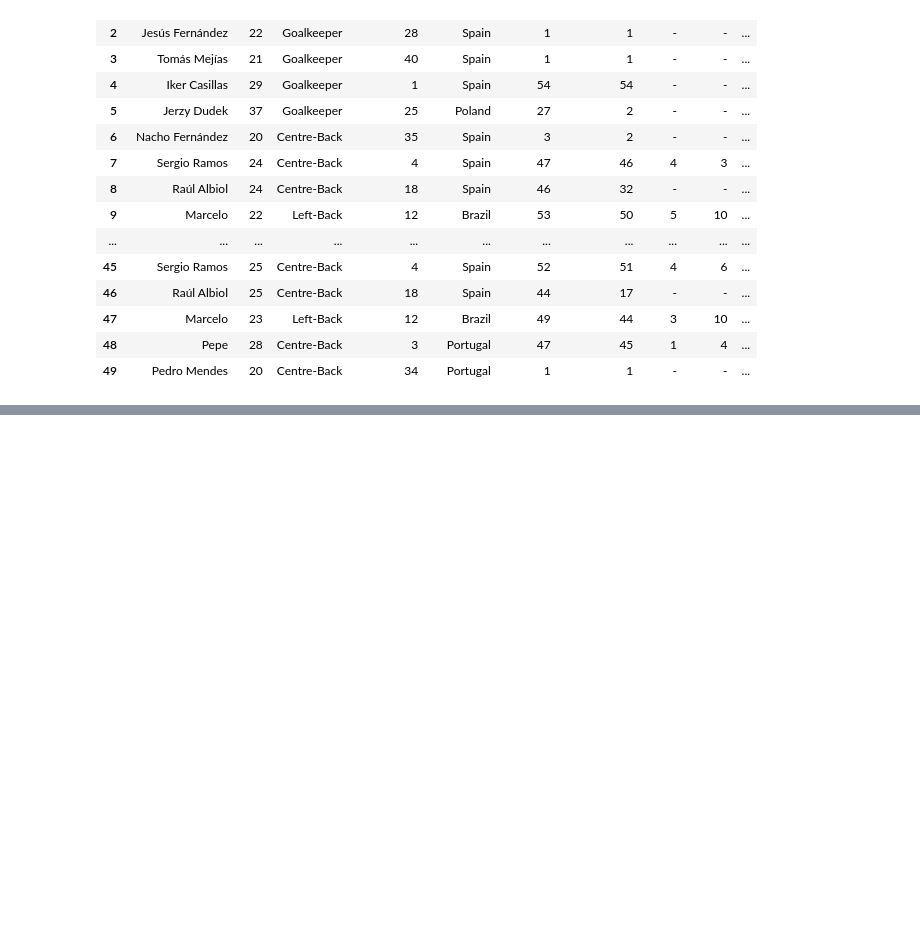
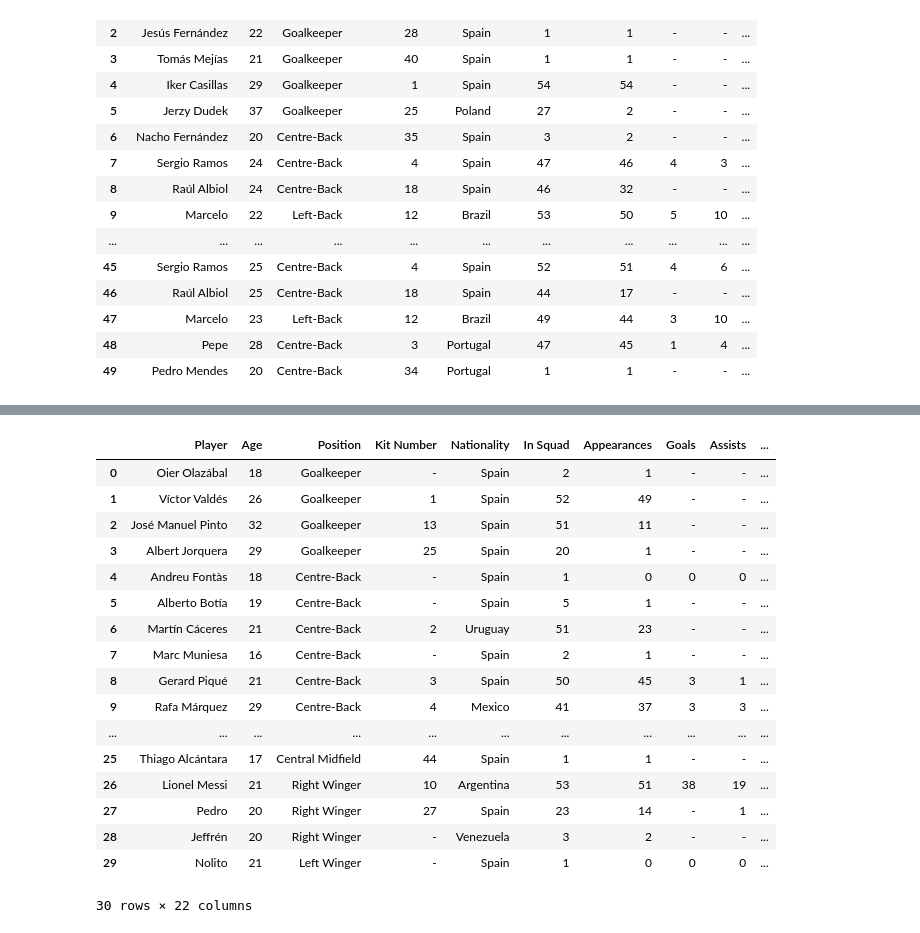
Before and after one commit to Ajaiah-D/Data-Mining-TOTY-Prediction, a Jupyter notebook: TransferMarktScraping.ipynb, the cells around one changed output, grey strips where cells are left out. Saved outputs shown, nothing was run; the diff lists cells and outputs as text; code cells hidden in the pictures; blank space fills up the shorter version.

```diff
--- a/TransferMarktScraping.ipynb
+++ b/TransferMarktScraping.ipynb
@@ -282,0 +663,21 @@ df.head(50)
+# %%
+comprehensive_df.head(30)
+# %% [output]
+|  | Player | Age | Position | Kit Number | Nationality | In Squad | Appearances | Goals | Assists | ... |
+| 0 | Oier Olazábal | 18 | Goalkeeper | - | Spain | 2 | 1 | - | - | ... |
+| 1 | Víctor Valdés | 26 | Goalkeeper | 1 | Spain | 52 | 49 | - | - | ... |
+| 2 | José Manuel Pinto | 32 | Goalkeeper | 13 | Spain | 51 | 11 | - | - | ... |
+| 3 | Albert Jorquera | 29 | Goalkeeper | 25 | Spain | 20 | 1 | - | - | ... |
+| 4 | Andreu Fontàs | 18 | Centre-Back | - | Spain | 1 | 0 | 0 | 0 | ... |
+| 5 | Alberto Botía | 19 | Centre-Back | - | Spain | 5 | 1 | - | - | ... |
+| 6 | Martín Cáceres | 21 | Centre-Back | 2 | Uruguay | 51 | 23 | - | - | ... |
+| 7 | Marc Muniesa | 16 | Centre-Back | - | Spain | 2 | 1 | - | - | ... |
+| 8 | Gerard Piqué | 21 | Centre-Back | 3 | Spain | 50 | 45 | 3 | 1 | ... |
+| 9 | Rafa Márquez | 29 | Centre-Back | 4 | Mexico | 41 | 37 | 3 | 3 | ... |
+| ... | ... | ... | ... | ... | ... | ... | ... | ... | ... | ... |
+| 25 | Thiago Alcántara | 17 | Central Midfield | 44 | Spain | 1 | 1 | - | - | ... |
+| 26 | Lionel Messi | 21 | Right Winger | 10 | Argentina | 53 | 51 | 38 | 19 | ... |
+| 27 | Pedro | 20 | Right Winger | 27 | Spain | 23 | 14 | - | 1 | ... |
+| 28 | Jeffrén | 20 | Right Winger | - | Venezuela | 3 | 2 | - | - | ... |
+| 29 | Nolito | 21 | Left Winger | - | Spain | 1 | 0 | 0 | 0 | ... |
+30 rows × 22 columns
```
Also changed, not shown: parts of 21 cells of this notebook.
